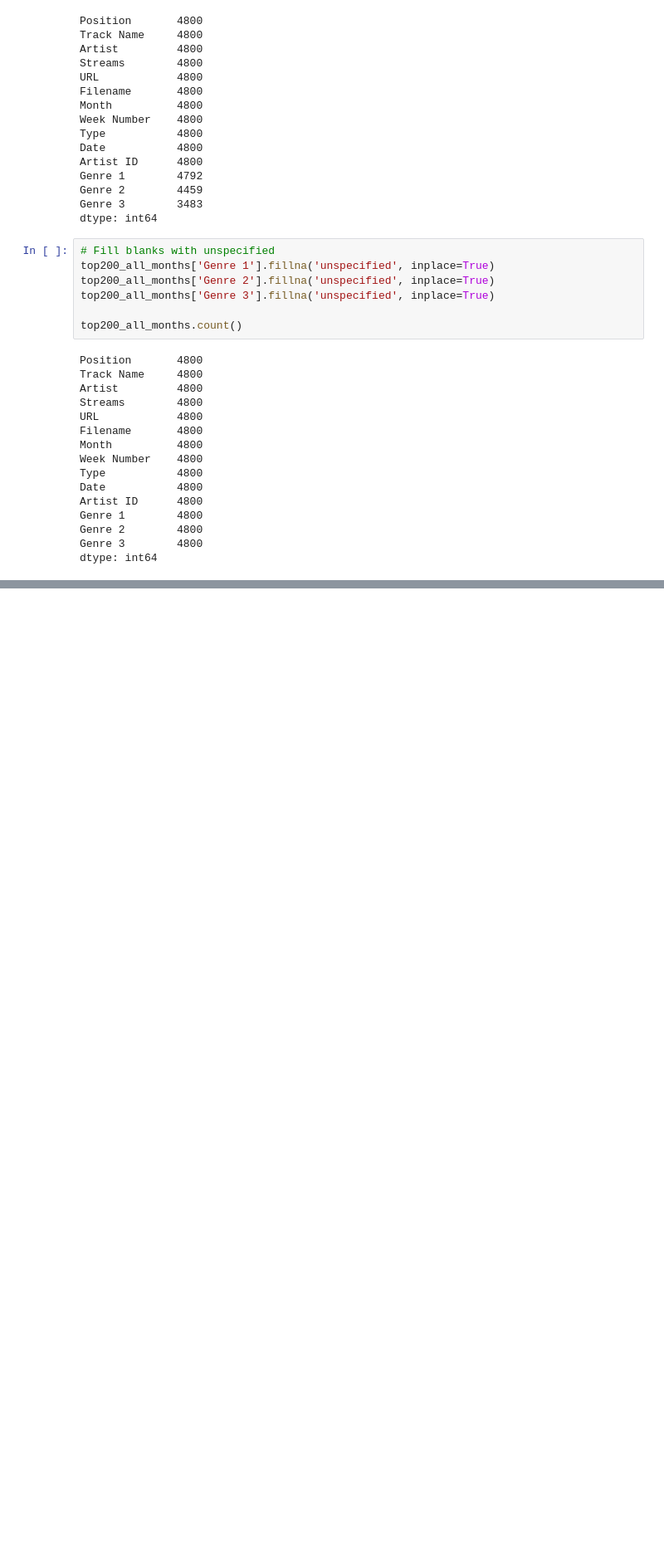
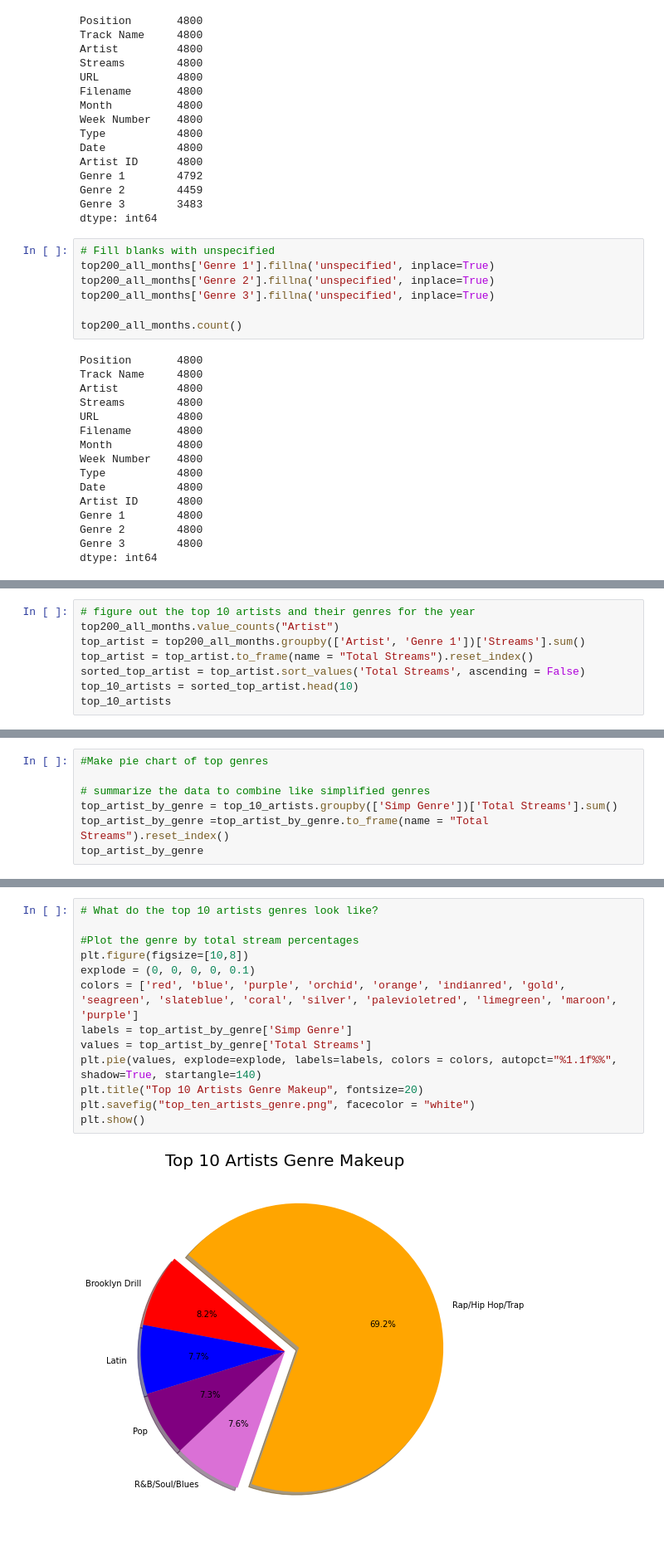
Before and after one commit to Teablee/project-one, a Jupyter notebook: Graphing.ipynb, the cells around one changed output, grey strips where cells are left out. Shown at 83% size. Saved outputs shown, nothing was run; the diff lists cells and outputs as text; blank space fills up the shorter version.

```diff
--- a/Graphing.ipynb
+++ b/Graphing.ipynb
@@ -413,3 +252,11 @@ Week Number
 47    514674608
 48    543690539
 Name: Streams, dtype: int64
+# %%
+# figure out the top 10 artists and their genres for the year
+top200_all_months.value_counts("Artist")
+top_artist = top200_all_months.groupby(['Artist', 'Genre 1'])['Streams'].sum()
+top_artist = top_artist.to_frame(name = "Total Streams").reset_index()
+sorted_top_artist = top_artist.sort_values('Total Streams', ascending = False)
+top_10_artists = sorted_top_artist.head(10)
+top_10_artists
@@ -415,0 +336,7 @@ Name: Streams, dtype: int64
+# %%
+#Make pie chart of top genres
+
+# summarize the data to combine like simplified genres
+top_artist_by_genre = top_10_artists.groupby(['Simp Genre'])['Total Streams'].sum()
+top_artist_by_genre =top_artist_by_genre.to_frame(name = "Total Streams").reset_index()
+top_artist_by_genre
@@ -415,0 +350,15 @@ Name: Streams, dtype: int64
+# %%
+# What do the top 10 artists genres look like?
+
+#Plot the genre by total stream percentages
+plt.figure(figsize=[10,8])
+explode = (0, 0, 0, 0, 0.1)
+colors = ['red', 'blue', 'purple', 'orchid', 'orange', 'indianred', 'gold', 'seagreen', 'slateblue', 'coral', 'silver', 'palevioletred', 'limegreen', 'maroon', 'purple']
+labels = top_artist_by_genre['Simp Genre']
+values = top_artist_by_genre['Total Streams']
+plt.pie(values, explode=explode, labels=labels, colors = colors, autopct="%1.1f%%", shadow=True, startangle=140)
+plt.title("Top 10 Artists Genre Makeup", fontsize=20)
+plt.savefig("top_ten_artists_genre.png", facecolor = "white")
+plt.show()
+# %% [output]
+[figure, added]
```
Also changed, not shown: parts of 14 cells of this notebook, 3 other files.
